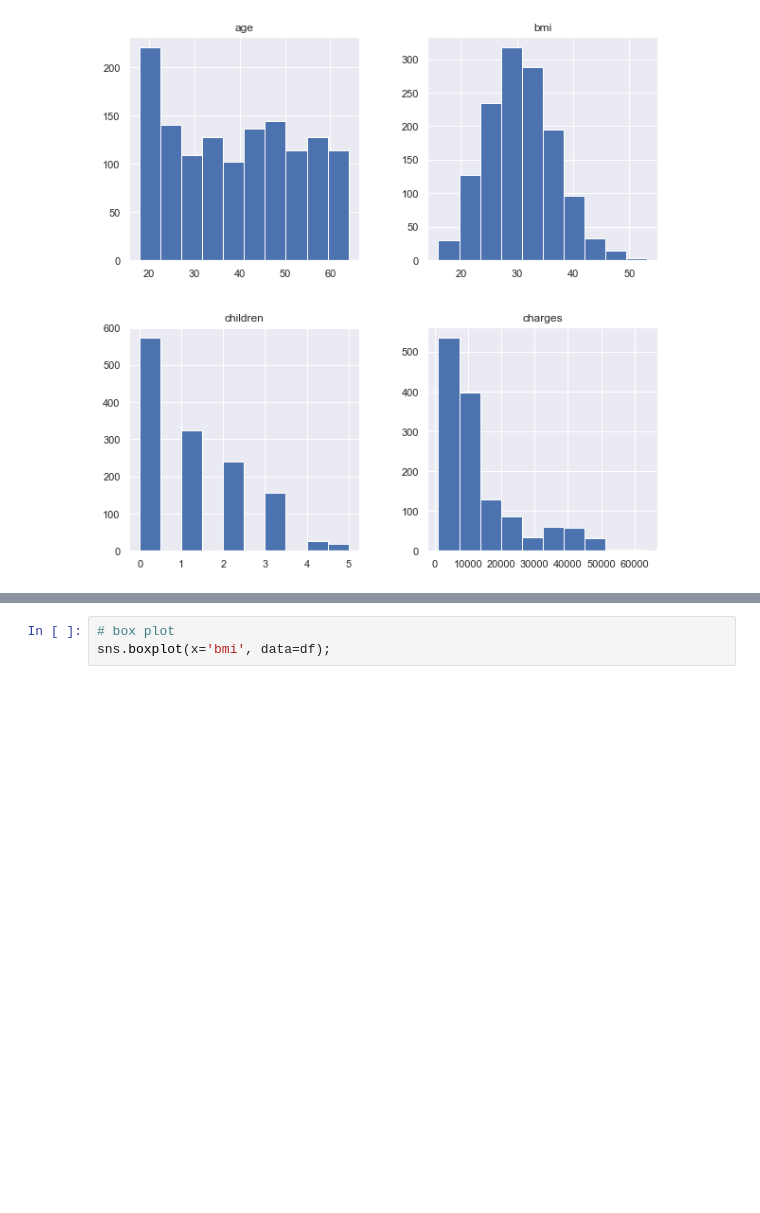
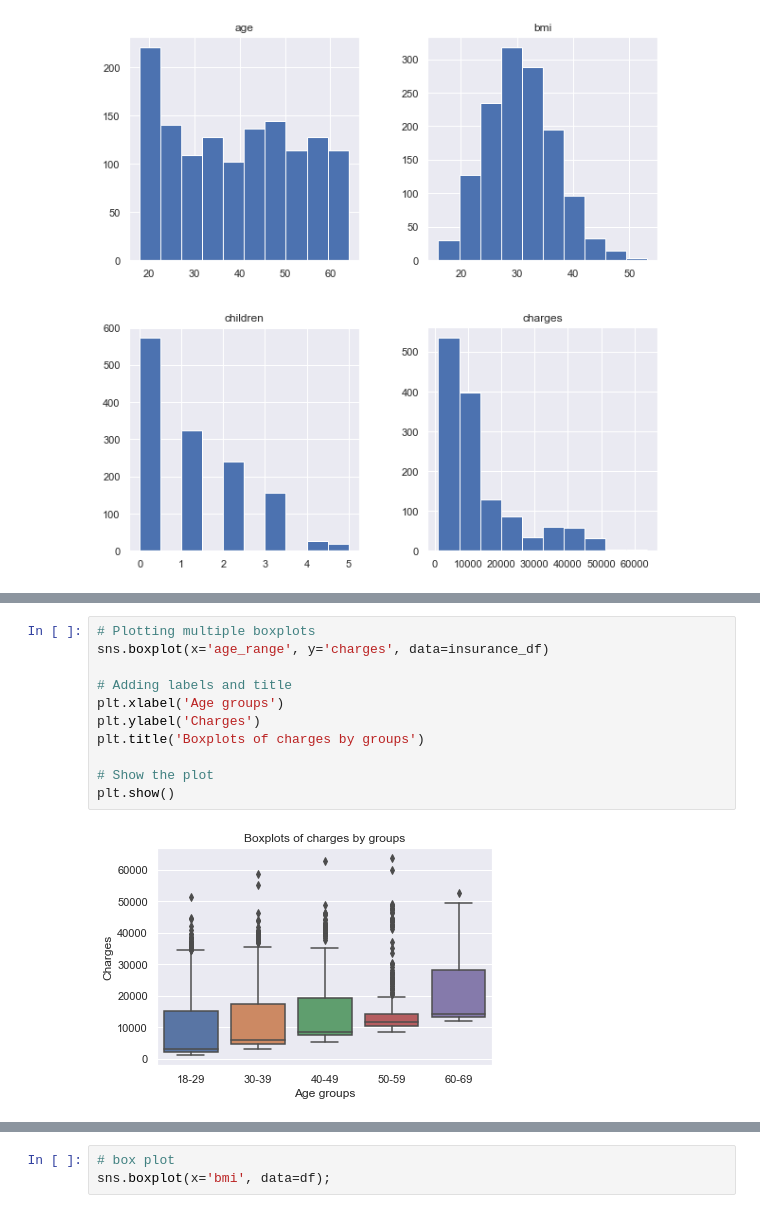
Before and after one commit to BuhariS/insurance_claim_prediction, a Jupyter notebook: insurance_claim.ipynb, the cells around one changed output, grey strips where cells are left out. Cells and saved outputs as stored; diff of their text form; blank space fills up the shorter version.

```diff
--- a/insurance_claim.ipynb
+++ b/insurance_claim.ipynb
@@ -678,0 +424,13 @@ plot_multiple_bar_charts(categorical_df)
+# %%
+# Plotting multiple boxplots
+sns.boxplot(x='age_range', y='charges', data=insurance_df)
+
+# Adding labels and title
+plt.xlabel('Age groups')
+plt.ylabel('Charges')
+plt.title('Boxplots of charges by groups')
+
+# Show the plot
+plt.show()
+# %% [output]
+[figure, added]
```
Also changed, not shown: parts of 69 cells of this notebook.
